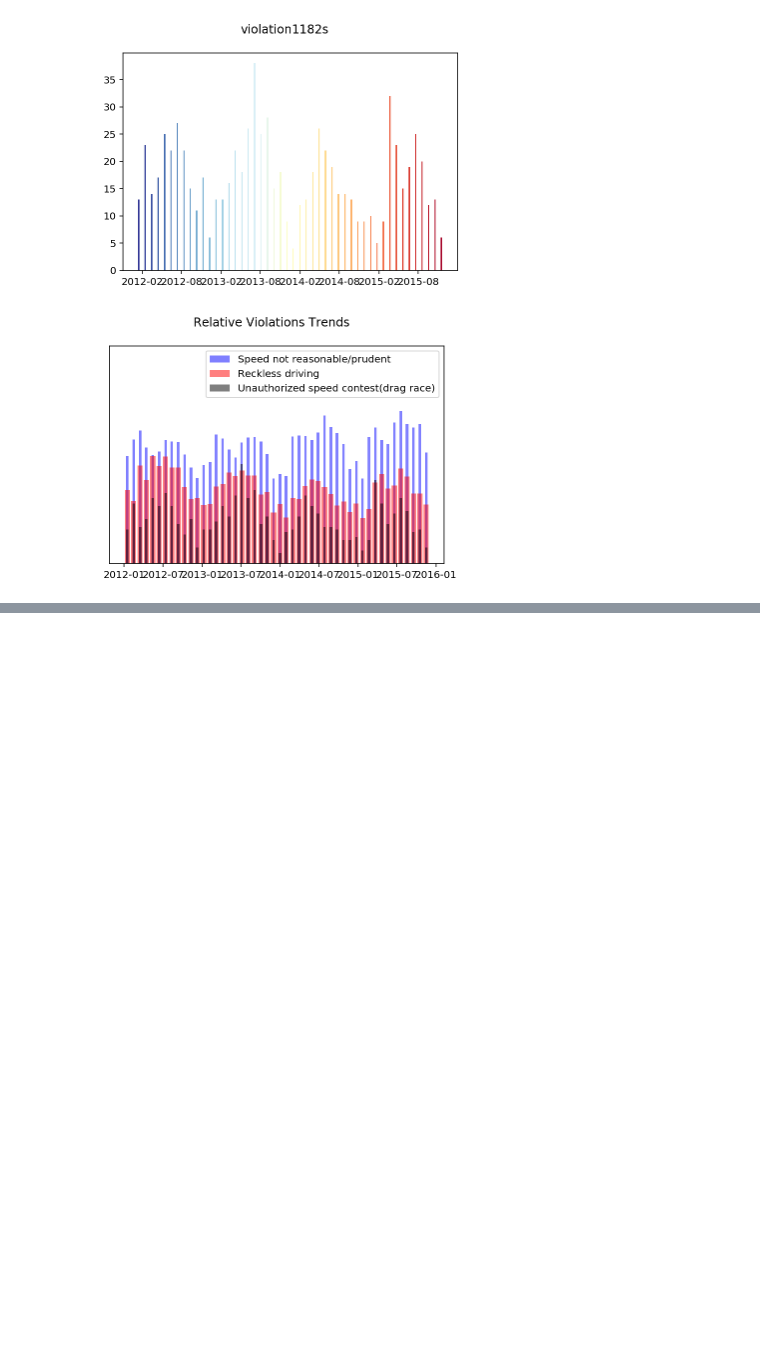
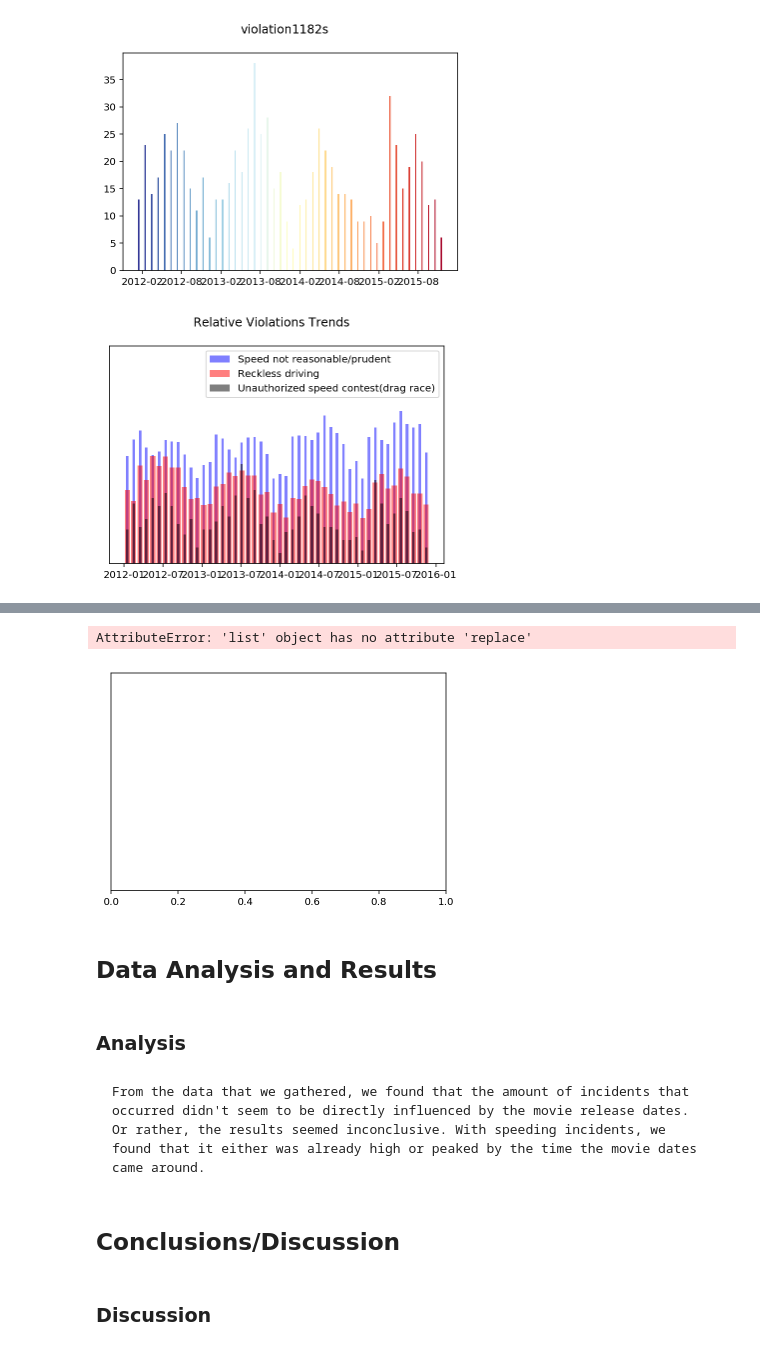
Before and after one commit to wumuyao1996/Pr_000, a Jupyter notebook: finalproject.ipynb, the cells around one changed output, grey strips where cells are left out. Saved outputs shown, nothing was run; the diff lists cells and outputs as text; code cells hidden in the pictures; blank space fills up the shorter version.

```diff
--- a/finalproject.ipynb
+++ b/finalproject.ipynb
@@ -176,0 +284,43 @@ pyplot.show()
+# %%
+from matplotlib import pyplot
+fig=plt.figure();
+
+# 1180: Speed not reasonable/prudent
+# 1182: Unauthorized speed contest(drag race)
+# 1212: Reckless driving
+plt.ylim(0, 100000)
+
+bins = np.linspace(-10, 10, 100)
+plt.yticks([])
+
+movies.index=range(len(movies))
+
+movies['Opening']=[e[1:] for e in movies['Opening']].replace(',', '');
+movieOpening = [x / 2000 for x in list(map(int,movies['Opening']))]
+
+movieReleaseTime = []
+for i in range(0, len(movies)):
+    movieReleaseTime.append(dt.datetime(year=int(movies['Date'][i][0:4]), month=int(movies['Date'][i][5:7]), day=int(movies['Date'][i][8:10])));
+
+pyplot.plot(movieReleaseTime, movieOpening);
+
+pyplot.hist(dates1180, bins=48, alpha = .5 ,color='blue', label='Speed not reasonable/prudent', rwidth=.4)
+pyplot.hist(dates1212*120, bins=48, alpha = .5 ,color='red', label='Reckless driving', rwidth=8)
+pyplot.hist(dates1182*1200, bins=48, alpha = .5 ,color='black', label='Unauthorized speed contest(drag race)', rwidth=.4)
+
+fig.suptitle("Relative Violations Trends")
+pyplot.legend(loc='upper right')
+pyplot.show()
+# %% [output]
+AttributeError: 'list' object has no attribute 'replace'
+[figure, added]
+# %% [markdown]
+## Data Analysis and Results
+# %% [markdown]
+### Analysis
+# %% [markdown]
+    From the data that we gathered, we found that the amount of incidents that occurred didn't seem to be directly influenced by the movie release dates. Or rather, the results seemed inconclusive. With speeding incidents, we found that it either was already high or peaked by the time the movie dates came around.
+# %% [markdown]
+## Conclusions/Discussion
+# %% [markdown]
+### Discussion
```
Also changed, not shown: parts of 41 cells of this notebook.
